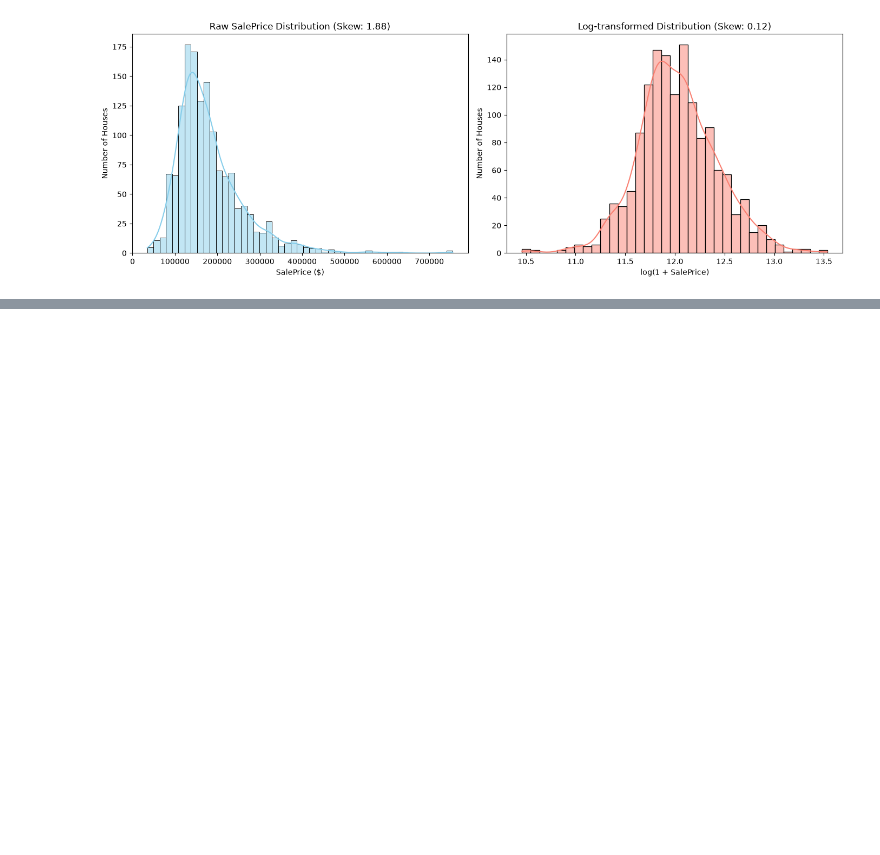
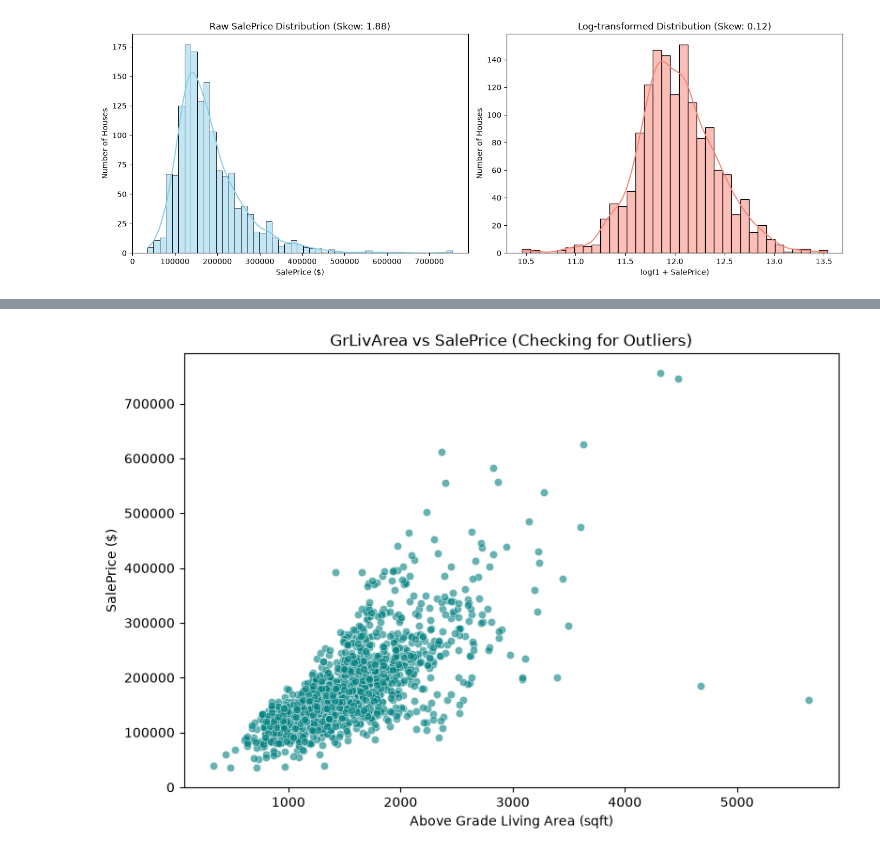
Before and after one commit to lucadani7/HousePricePrediction, a Jupyter notebook: notebooks/01_eda.ipynb, the cells around one changed output, grey strips where cells are left out. Saved outputs shown, nothing was run; the diff lists cells and outputs as text; code cells hidden in the pictures; blank space fills up the shorter version.

Commit message:
EDA: analyse feature relationships with price and outliers

```diff
--- a/notebooks/01_eda.ipynb
+++ b/notebooks/01_eda.ipynb
@@ -214,3 +214,95 @@ Median (50%): 163000.00
 Raw SalePrice Skewness: 1.88
 Log-transformed SalePrice Skewness: 0.12
 [figure]
+# %%
+import matplotlib.pyplot as plt
+import numpy as np
+import seaborn as sns
+
+# ==========================================
+# 1. Correlations with log_sale_price (Sorted)
+# ==========================================
+exclude_cols = ["Id", "SalePrice", "MSSubClass"]
+num_cols = df.select_dtypes(include=[np.number]).drop(
+    columns=exclude_cols, errors="ignore"
+)
+
+corrs_with_log = num_cols.corrwith(log_sale_price).sort_values(ascending=False)
+
+print("--- 1. Top 10 Features Correlated with log(SalePrice) ---")
+print(corrs_with_log.head(10))
+print("\n--- Bottom 5 Features Correlated with log(SalePrice) ---")
+print(corrs_with_log.tail(5))
+
+
+# ==========================================
+# 2. Scatter Plot: GrLivArea vs. SalePrice (Outlier Investigation)
+# ==========================================
+plt.figure(figsize=(9, 6))
+sns.scatterplot(data=df, x="GrLivArea", y="SalePrice", alpha=0.6, color="teal")
+plt.title("GrLivArea vs SalePrice (Checking for Outliers)")
+plt.xlabel("Above Grade Living Area (sqft)")
+plt.ylabel("SalePrice ($)")
+plt.show()
+
+# Investigate all houses with GrLivArea > 4000 without pre-filtering the price
+outliers = df[df["GrLivArea"] > 4000]
+cols_to_show = ["GrLivArea", "SalePrice", "OverallQual", "Neighborhood", "SaleCondition"]
+print("\n--- 2. Houses with GrLivArea > 4000 ---")
+print(outliers[[c for c in cols_to_show if c in df.columns]])
+
+
+# ==========================================
+# 3. Boxplot: OverallQual vs. SalePrice
+# ==========================================
+plt.figure(figsize=(10, 6))
+sns.boxplot(
+    data=df,
+    x="OverallQual",
+    y="SalePrice",
+    hue="OverallQual",
+    palette="crest",
+    legend=False
+)
+plt.title("SalePrice Distribution across Overall Quality")
+plt.xlabel("Overall Quality (1-10)")
+plt.ylabel("SalePrice ($)")
+plt.show()
+
+
+# ==========================================
+# 4. Feature-to-Feature Correlations (Multicollinearity Check)
+# ==========================================
+corr_matrix = num_cols.corr().abs()
+upper_tri = corr_matrix.where(np.triu(np.ones(corr_matrix.shape), k=1).astype(bool))
+
+high_corr_pairs = []
+for col in upper_tri.columns:
+    high_corrs = upper_tri.index[upper_tri[col] > 0.8].tolist()
+    for row in high_corrs:
+        high_corr_pairs.append((row, col, upper_tri.loc[row, col]))
+
+print("\n--- 4. Highly Correlated Feature Pairs (corr > 0.8) ---")
+sorted_pairs = sorted(high_corr_pairs, key=lambda x: x[2], reverse=True)
+for f1, f2, val in sorted_pairs[:10]:
+    print(f"{f1} <-> {f2}: {val:.2f}")
+
+
+# ==========================================
+# 5. EDA Summary & Conclusions
+# ==========================================
+# - Strongest Drivers: 'OverallQual' (~0.82) and 'GrLivArea' (~0.70) are the dominant
+#   positive predictors for log(SalePrice).
+# - Quality vs. Condition: OverallCond has a correlation close to 0, which suggests
+#   that initial construction quality matters much more than current condition (acknowledging
+#   that correlation only captures linear relationships and can be masked by confounding factors).
+# - Negative Correlations: There are no strong negative correlations (the lowest are around -0.15).
+# - Boxplot Insights: SalePrice increases monotonically with each step in OverallQuality,
+#   showing distinct price jumps at higher tiers (8, 9, 10).
+# - Multicollinearity: High correlations found among structural pairs (e.g., GarageCars & GarageArea).
+#   Note: The YearBuilt / GarageYrBlt pair (0.83) is already addressed by our previous pipeline decision.
+# - Outlier Decision & Consequences: Following Dean De Cock's recommendation, houses over 4,000 sq ft
+#   will be dropped *only from the training set* inside the modeling pipeline.
+#   Consequence: The model will not be reliable for mansions > 4,000 sq ft, which must be handled
+#   in the web application (e.g., setting a form limit or displaying a warning banner).
+# %% [output]
@@ -216,0 +329 @@ Log-transformed SalePrice Skewness: 0.12
+[figure, added]
```
Also changed, not shown: parts of 1 cell of this notebook.
